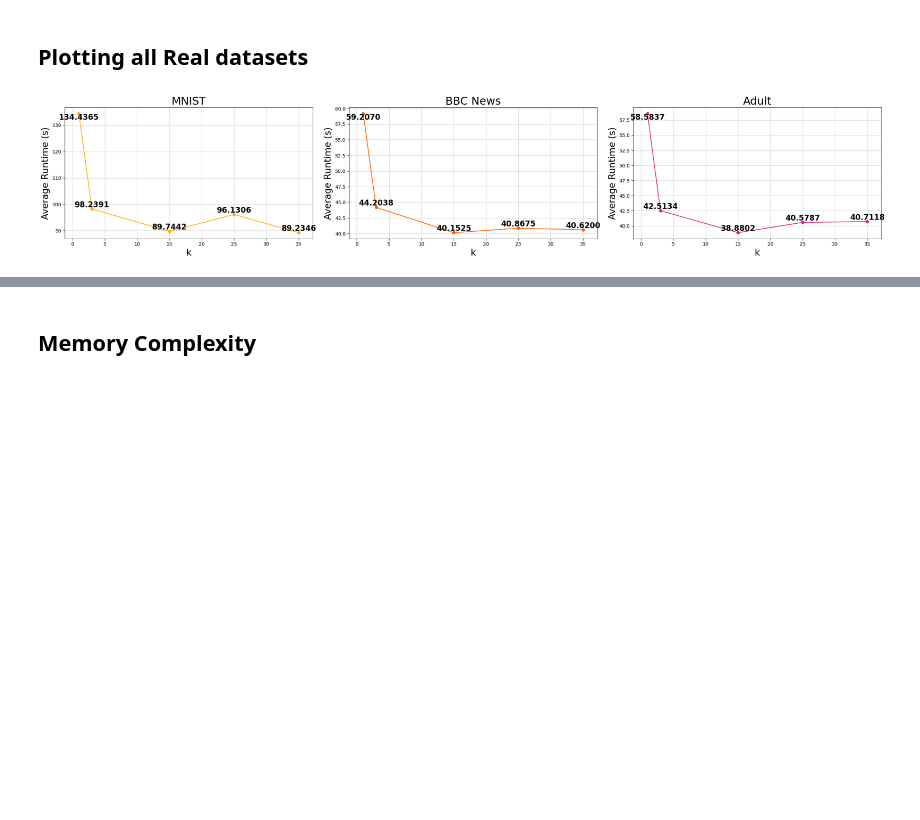
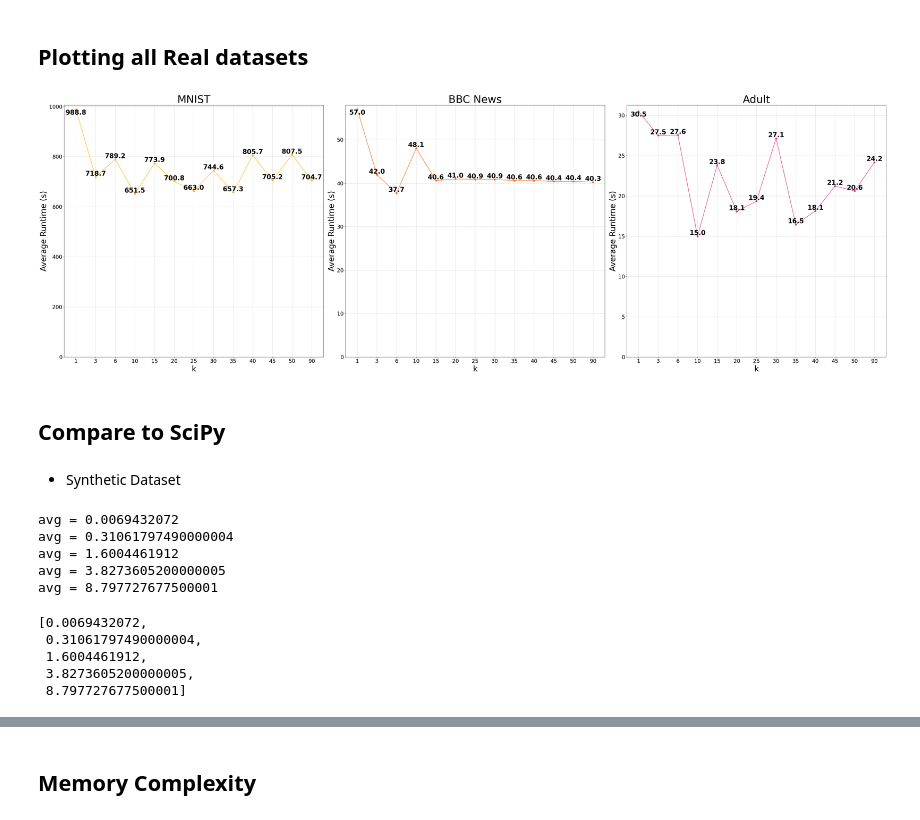
Before and after one commit to niconymanda/knn-chain, a Jupyter notebook: paper_results.ipynb, the cells around one changed output, grey strips where cells are left out. Drawn from its saved outputs; the diff is of its cells as text; code cells hidden in the pictures; blank space fills up the shorter version.

```diff
--- a/paper_results.ipynb
+++ b/paper_results.ipynb
@@ -406,3 +410,5 @@ mnist_avgs = [134.4364607491, 98.23908929675, 89.74421718010001, 96.1306362852,
+# %%
+mnist_avgs = [988.8486928634005, 718.6719553010001, 789.1722229159999,  651.5456088142,  773.8588412406,  700.8289792950002,  662.9650572072,  744.5639847862003,  657.3016670394001,  805.7165362204001,  705.1735037456001,  807.5311081010001,  704.7229769653999]
 # %% [markdown]
 ## 7. BBC News
 # %%
@@ -441,8 +447,7 @@ avg, k = 45 = 40.412292672250004
 avg, k = 50 = 40.4469395618
 avg, k = 90 = 40.2599467756
 # %%
-bbc_avgs = [59.207046035750025, 44.2037801331, 41.284789821500006, 40.476090429900005, 40.152519741099994, 40.99965332095, 40.86750714674999, 40.8883387581, 40.6200202031, 40.62088328045, 40.412292672250004, 40.4469395618, 40.2599467756]
-bbc_avgs = [59.207046035750025, 44.2037801331, 40.152519741099994, 40.86750714674999, 40.6200202031]
+bbc_avgs = [57.03178337060001, 41.95408786329999, 37.74982151625, 48.06411870335001, 40.640545791300006, 40.99965332095, 40.86750714674999, 40.8883387581, 40.6200202031, 40.62088328045, 40.412292672250004, 40.4469395618, 40.2599467756]
 # %% [markdown]
 ## 3. Adult
 # %%
@@ -469,4 +488,4 @@ avg, k = 35 = 16.452511824450003
 # %%
-adult_avgs = [30.50481737015, 27.5109916694, 23.82705790335, 19.352576617200004, 16.452511824450003]
+adult_avgs = [30.50481737015, 27.5109916694, 27.566467162149998, 14.9913871187, 23.82705790335, 18.077913790450005, 19.352576617200004, 27.141350224400007, 16.452511824450003, 18.134443920700004, 21.221163998100003, 20.6252676052, 24.171357628750005]
 # %% [markdown]
 ## Plotting all Real datasets
@@ -479,4 +492,46 @@ label_indices = [0,0,0]
+# %%
+titles = ['MNIST','BBC News','Adult']
+all_real_avgs = [mnist_avgs , bbc_avgs , adult_avgs]
+label_indices = [0,0,0]
 # %%
-plot_all_runtimes(all_real_avgs, new_ks, titles, label_indices)
+plot_all_runtimes(all_real_avgs, all_ks, titles, label_indices)
 # %% [output]
-[figure, old version]
+[figure, new version]
+# %% [markdown]
+## Compare to SciPy
+# %% [markdown]
+- Synthetic Dataset
+# %%
+n = 10
+syn_nn_time = []
+for ds in [s_X, med_X, large_X, xl_X, xxl_X]:
+    avg = 0
+    for _ in range(n):
+
+        cProfile.runctx("pdist(ds)", globals(), locals(), "Profile.prof")
+        k1 = pstats.Stats("Profile.prof")
+        avg += k1.strip_dirs().sort_stats("time").total_tt
+
+        y = pdist(ds)
+
+        cProfile.runctx("ward(y)", globals(), locals(), "Profile.prof")
+        k1 = pstats.Stats("Profile.prof")
+        avg += k1.strip_dirs().sort_stats("time").total_tt
+
+    avg = avg/n
+    syn_nn_time.append(avg)
+    print(f"avg = {avg}")
+# %% [output]
+avg = 0.0069432072
+avg = 0.31061797490000004
+avg = 1.6004461912
+avg = 3.8273605200000005
+avg = 8.797727677500001
+# %%
+syn_nn_time
+# %% [output]
+[0.0069432072,
+ 0.31061797490000004,
+ 1.6004461912,
+ 3.8273605200000005,
+ 8.797727677500001]
```
Also changed, not shown: parts of 52 cells of this notebook.
